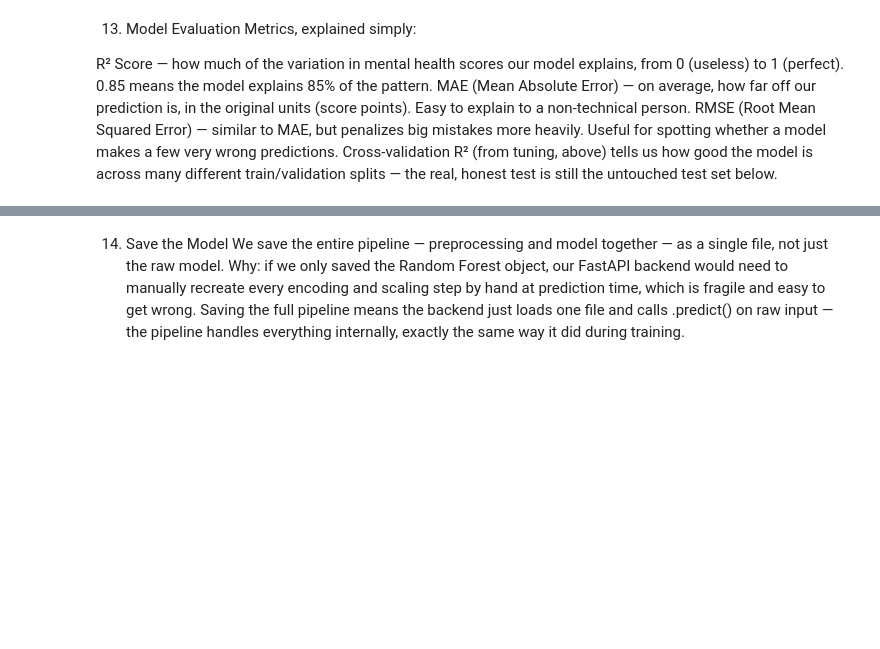
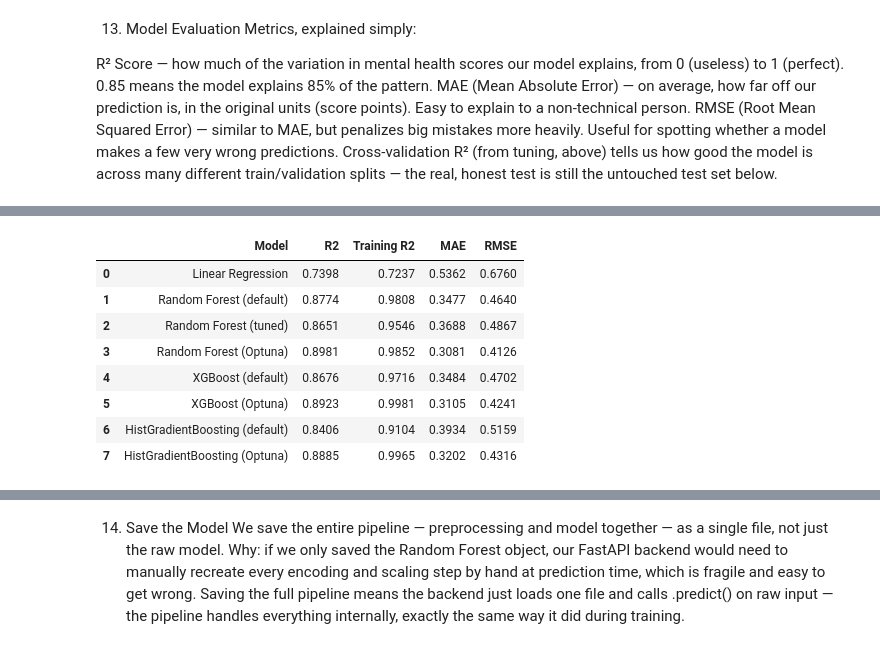
Before and after one commit to pathelasaruchi/Mental_Health_Score, a Jupyter notebook: Mental_Health.ipynb, the cells around one changed output, grey strips where cells are left out. Drawn from its saved outputs; the diff is of its cells as text; code cells hidden in the pictures; blank space fills up the shorter version.

```diff
--- a/Mental_Health.ipynb
+++ b/Mental_Health.ipynb
@@ -588,0 +776,90 @@ print(results)
+# %%
+from sklearn.ensemble import HistGradientBoostingRegressor
+
+# HistGradientBoostingRegressor requires dense input.
+encoder_param = (
+    "sparse_output"
+    if "sparse_output" in OneHotEncoder().get_params()
+    else "sparse"
+)
+hgb_preprocessor = clone(preprocessor).set_params(
+    **{f"Normal__encode__{encoder_param}": False}
+)
+
+hgb_pipeline = Pipeline(steps=[
+    ("preprocessor", hgb_preprocessor),
+    ("regressor", HistGradientBoostingRegressor(random_state=42))
+])
+
+# Evaluate default model
+hgb_pipeline.fit(X_train, y_train)
+hgb_preds = hgb_pipeline.predict(X_test)
+hgb_train_preds = hgb_pipeline.predict(X_train)
+
+hgb_r2 = r2_score(y_test, hgb_preds)
+hgb_train_r2 = r2_score(y_train, hgb_train_preds)
+hgb_mae = mean_absolute_error(y_test, hgb_preds)
+hgb_rmse = np.sqrt(mean_squared_error(y_test, hgb_preds))
+
+# Tune using cross-validation on the training data
+def hgb_objective(trial):
+    params = {
+        "regressor__max_iter": trial.suggest_int("max_iter", 100, 500, step=100),
+        "regressor__learning_rate": trial.suggest_float(
+            "learning_rate", 0.02, 0.2, log=True
+        ),
+        "regressor__max_leaf_nodes": trial.suggest_int(
+            "max_leaf_nodes", 15, 63, step=8
+        ),
+        "regressor__max_depth": trial.suggest_categorical(
+            "max_depth", [None, 3, 5, 7, 10]
+        ),
+        "regressor__min_samples_leaf": trial.suggest_int(
+            "min_samples_leaf", 10, 40
+        ),
+        "regressor__l2_regularization": trial.suggest_float(
+            "l2_regularization", 1e-4, 10.0, log=True
+        ),
+    }
+
+    model = clone(hgb_pipeline).set_params(**params)
+    scores = cross_val_score(
+        model, X_train, y_train, cv=5, scoring="r2", n_jobs=-1
+    )
+    return scores.mean()
+
+hgb_study = optuna.create_study(direction="maximize")
+hgb_study.optimize(hgb_objective, n_trials=25)
+
+print(f"Best HistGradientBoosting CV R²: {hgb_study.best_value:.4f}")
+print("Best parameters:", hgb_study.best_params)
+
+# Fit the best configuration and evaluate it
+hgb_optuna_params = {
+    f"regressor__{name}": value
+    for name, value in hgb_study.best_params.items()
+}
+hgb_optuna_pipeline = clone(hgb_pipeline).set_params(**hgb_optuna_params)
+hgb_optuna_pipeline.fit(X_train, y_train)
+
+hgb_optuna_preds = hgb_optuna_pipeline.predict(X_test)
+hgb_optuna_train_preds = hgb_optuna_pipeline.predict(X_train)
+
+hgb_optuna_r2 = r2_score(y_test, hgb_optuna_preds)
+hgb_optuna_train_r2 = r2_score(y_train, hgb_optuna_train_preds)
+hgb_optuna_mae = mean_absolute_error(y_test, hgb_optuna_preds)
+hgb_optuna_rmse = np.sqrt(mean_squared_error(y_test, hgb_optuna_preds))
+
+# Add both models to the existing comparison table
+comparison = comparison.copy()
+comparison.loc[len(comparison)] = [
+    "HistGradientBoosting (default)",
+    hgb_r2, hgb_train_r2, hgb_mae, hgb_rmse
+]
+comparison.loc[len(comparison)] = [
+    "HistGradientBoosting (Optuna)",
+    hgb_optuna_r2, hgb_optuna_train_r2, hgb_optuna_mae, hgb_optuna_rmse
+]
+
+display(comparison.round(4))
+# %% [output]
@@ -588,0 +868,9 @@ print(results)
+|  | Model | R2 | Training R2 | MAE | RMSE |
+| 0 | Linear Regression | 0.7398 | 0.7237 | 0.5362 | 0.6760 |
+| 1 | Random Forest (default) | 0.8774 | 0.9808 | 0.3477 | 0.4640 |
+| 2 | Random Forest (tuned) | 0.8651 | 0.9546 | 0.3688 | 0.4867 |
+| 3 | Random Forest (Optuna) | 0.8981 | 0.9852 | 0.3081 | 0.4126 |
+| 4 | XGBoost (default) | 0.8676 | 0.9716 | 0.3484 | 0.4702 |
+| 5 | XGBoost (Optuna) | 0.8923 | 0.9981 | 0.3105 | 0.4241 |
+| 6 | HistGradientBoosting (default) | 0.8406 | 0.9104 | 0.3934 | 0.5159 |
+| 7 | HistGradientBoosting (Optuna) | 0.8885 | 0.9965 | 0.3202 | 0.4316 |
```
Also changed, not shown: parts of 18 cells of this notebook, 3 other files.
